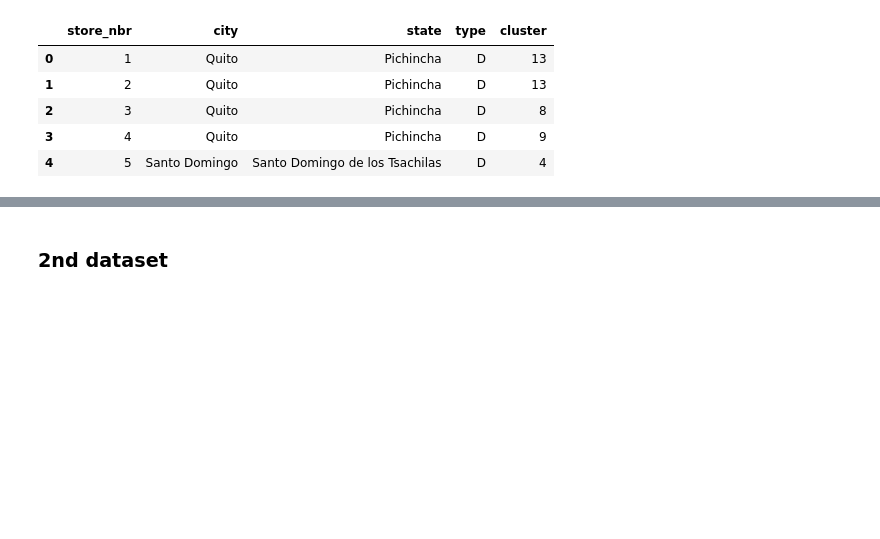
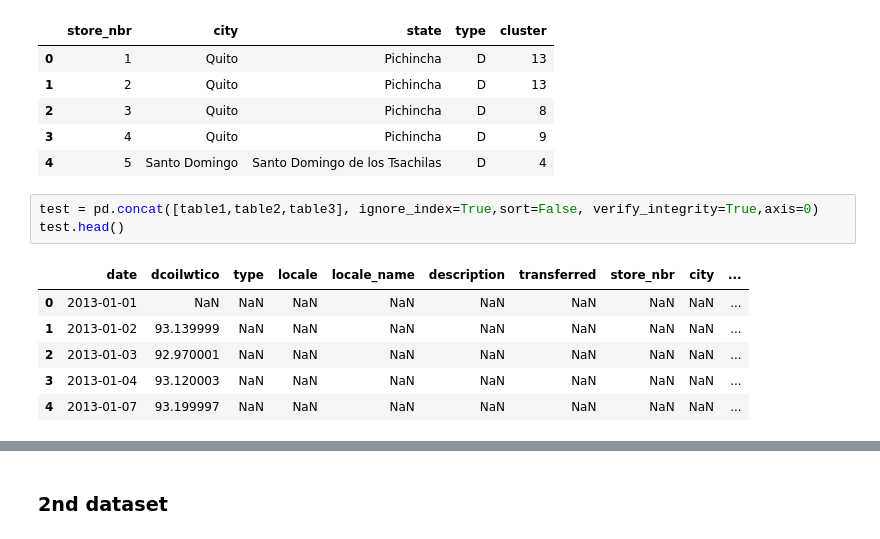
Before and after one commit to qochieng/Favorita-Store-Sales, a Jupyter notebook: favorita.ipynb, the cells around one changed output, grey strips where cells are left out. Saved outputs shown, nothing was run; the diff lists cells and outputs as text; blank space fills up the shorter version.

```diff
--- a/favorita.ipynb
+++ b/favorita.ipynb
@@ -64,3 +65,13 @@ table3.head()
 | 2 | 3 | Quito | Pichincha | D | 8 |
 | 3 | 4 | Quito | Pichincha | D | 9 |
 | 4 | 5 | Santo Domingo | Santo Domingo de los Tsachilas | D | 4 |
+# %%
+test = pd.concat([table1,table2,table3], ignore_index=True,sort=False, verify_integrity=True,axis=0)
+test.head()
+# %% [output]
+|  | date | dcoilwtico | type | locale | locale_name | description | transferred | store_nbr | city | ... |
+| 0 | 2013-01-01 | NaN | NaN | NaN | NaN | NaN | NaN | NaN | NaN | ... |
+| 1 | 2013-01-02 | 93.139999 | NaN | NaN | NaN | NaN | NaN | NaN | NaN | ... |
+| 2 | 2013-01-03 | 92.970001 | NaN | NaN | NaN | NaN | NaN | NaN | NaN | ... |
+| 3 | 2013-01-04 | 93.120003 | NaN | NaN | NaN | NaN | NaN | NaN | NaN | ... |
+| 4 | 2013-01-07 | 93.199997 | NaN | NaN | NaN | NaN | NaN | NaN | NaN | ... |
```
Also changed, not shown: parts of 22 cells of this notebook, 1 other file.
